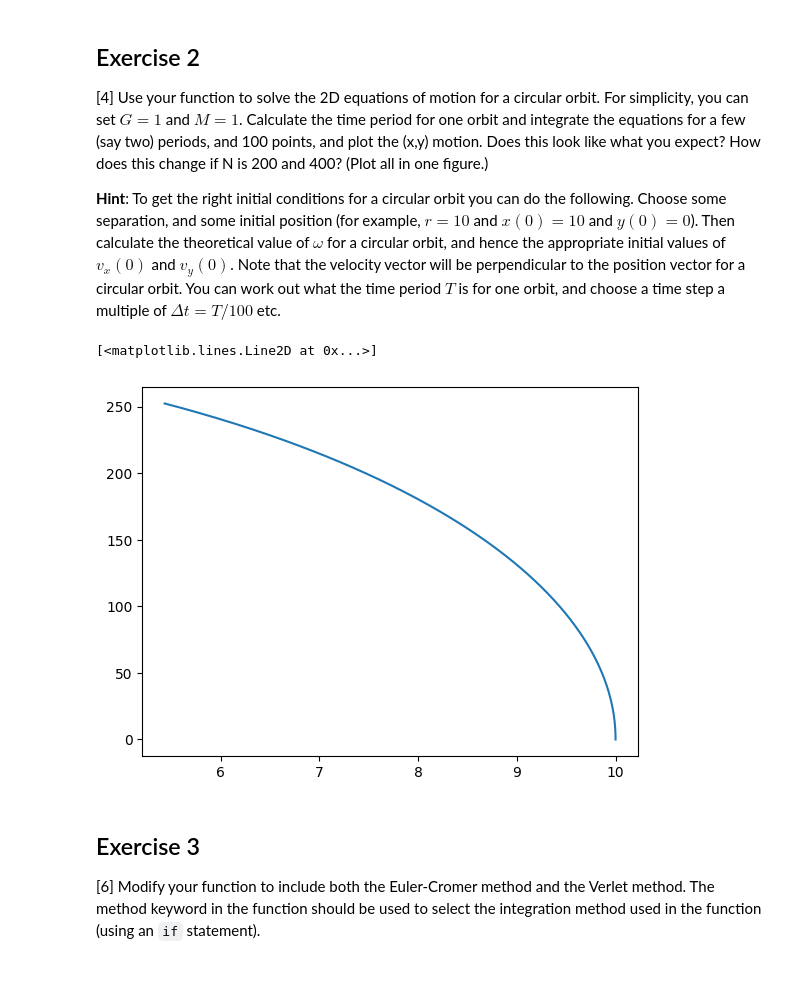
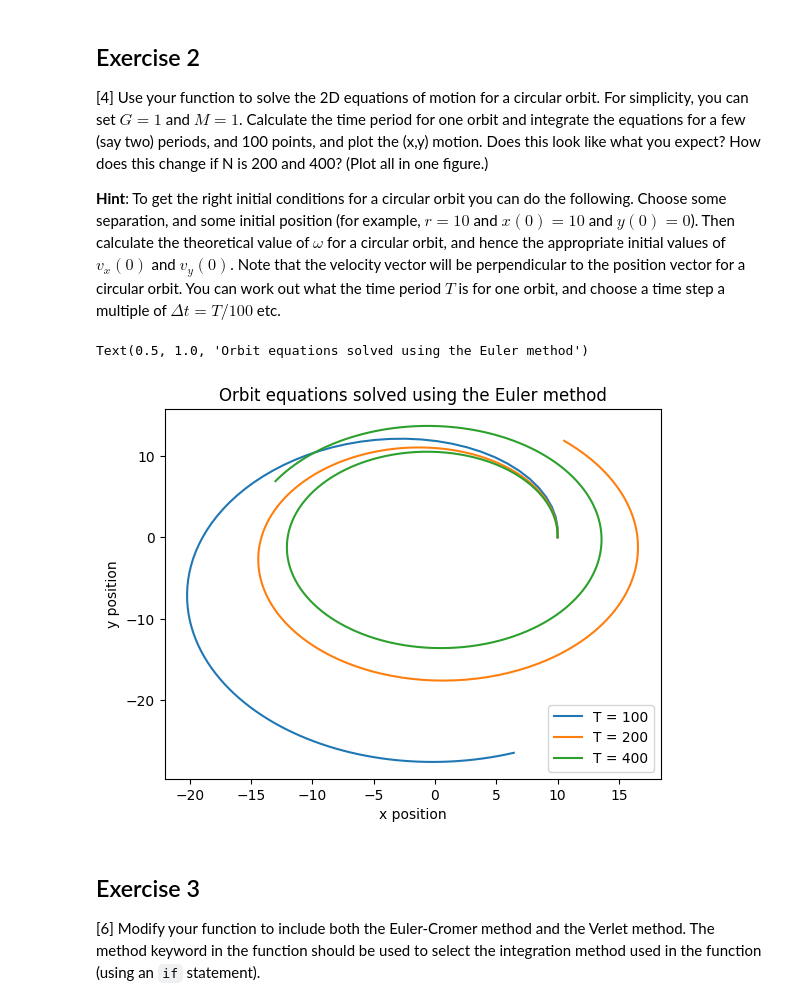
Before and after one commit to PX2145-2025/week-9-b-Gee-Tom, a Jupyter notebook: ODEs_2.ipynb, the cells around one changed output. Cells and saved outputs as stored; diff of their text form; code cells hidden in the pictures; blank space fills up the shorter version.

```diff
--- a/ODEs_2.ipynb
+++ b/ODEs_2.ipynb
@@ -314,22 +288,49 @@ plt.plot(t, r[:,1])
 [4] Use your function to solve the 2D equations of motion for a circular orbit. For simplicity, you can set $G = 1$ and $M = 1$. Calculate the time period for one orbit and integrate the equations for a few (say two) periods, and 100 points, and plot the (x,y) motion. Does this look like what you expect? How does this change if N is 200 and 400? (Plot all in one figure.)
 
   **Hint**: To get the right initial conditions for a circular orbit you can do the following. Choose some separation, and some initial position (for example, $r = 10$ and $x(0) = 10$ and $y(0) = 0$). Then calculate the theoretical value of $\omega$ for a circular orbit, and hence the appropriate initial values of $v_x(0)$ and $v_y(0)$. Note that the velocity vector will be perpendicular to the position vector for a circular orbit. You can work out what the time period $T$ is for one orbit, and choose a time step a multiple of $\Delta t = T/100$ etc.
-# %%
-r0 = [10, 0]
-
-G=1
-M=1
-N=400
-
-omega = np.sqrt((G*M)/radius**3)
-
-#v0 = [radius*np.sin(omega*)]
-
-t, r, v = orbit_solve(r0, v0, tmax, N, method = 'euler')
-plt.plot(r[:,0], r[:,1])
-# %% [output]
-[<matplotlib.lines.Line2D at 0x...>]
-[figure, removed]
+# %%
+def orbit_solve(r0, v0, tmax, N, G, M, radius, method = 'euler'):
+    timestep = tmax/N
+    t = np.zeros(N)
+    t[0] = 0
+    for i in range(N-1):
+      t[i+1] = t[i] + timestep
+    r = np.zeros((N,2))
+    v = np.zeros((N,2))
+    r[0] = r0
+    v[0] = v0
+    for i in range(0, N-1):
+      newr = np.sqrt(r[i,0]**2+r[i,1]**2)
+      r[i+1] = r[i]+(v[i]*timestep)
+      v[i+1] = v[i]+((-G*M*r[i]/(newr**3))*timestep)
+    return t, r, v
+
+G = 1
+M = 1
+radius = 10
+r0 = [10,0]
+omega = np.sqrt(G*M/radius**3)
+v0 = [0, np.sqrt(G*M/radius)]
+T = 2*np.pi/omega
+tmax = 2*T
+N1 = 100
+N2 = 200
+N3 = 400
+
+t1, r1, v1 = orbit_solve(r0, v0, tmax, N1, G, M, radius, method = 'euler')
+t2, r2, v2 = orbit_solve(r0, v0, tmax, N2, G, M, radius, method = 'euler')
+t3, r3, v3 = orbit_solve(r0, v0, tmax, N3, G, M, radius, method = 'euler')
+
+plt.plot(r1[:,0], r1[:,1], label = 'T = 100')
+plt.plot(r2[:,0], r2[:,1], label = 'T = 200')
+plt.plot(r3[:,0], r3[:,1], label = 'T = 400')
+plt.legend()
+plt.xlabel('x position')
+plt.ylabel('y position')
+plt.title('Orbit equations solved using the Euler method')
+# %% [output]
+Text(0.5, 1.0, 'Orbit equations solved using the Euler method')
+[figure, added]
 # %% [markdown]
 ## Exercise 3
 
```
Also changed, not shown: parts of 5 cells of this notebook.
